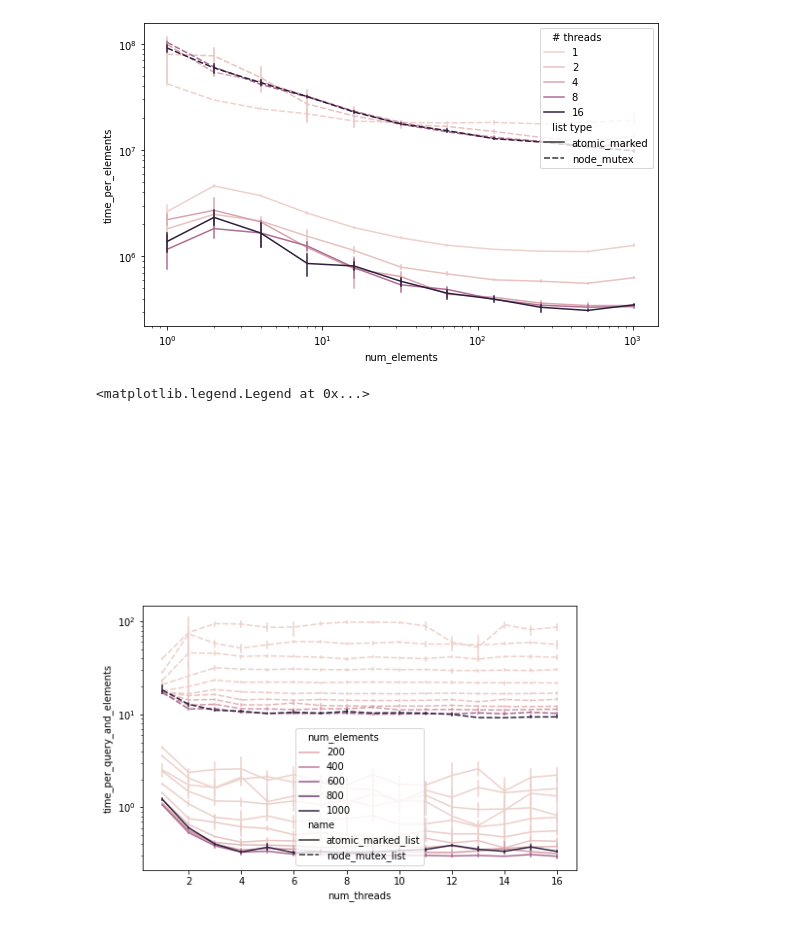
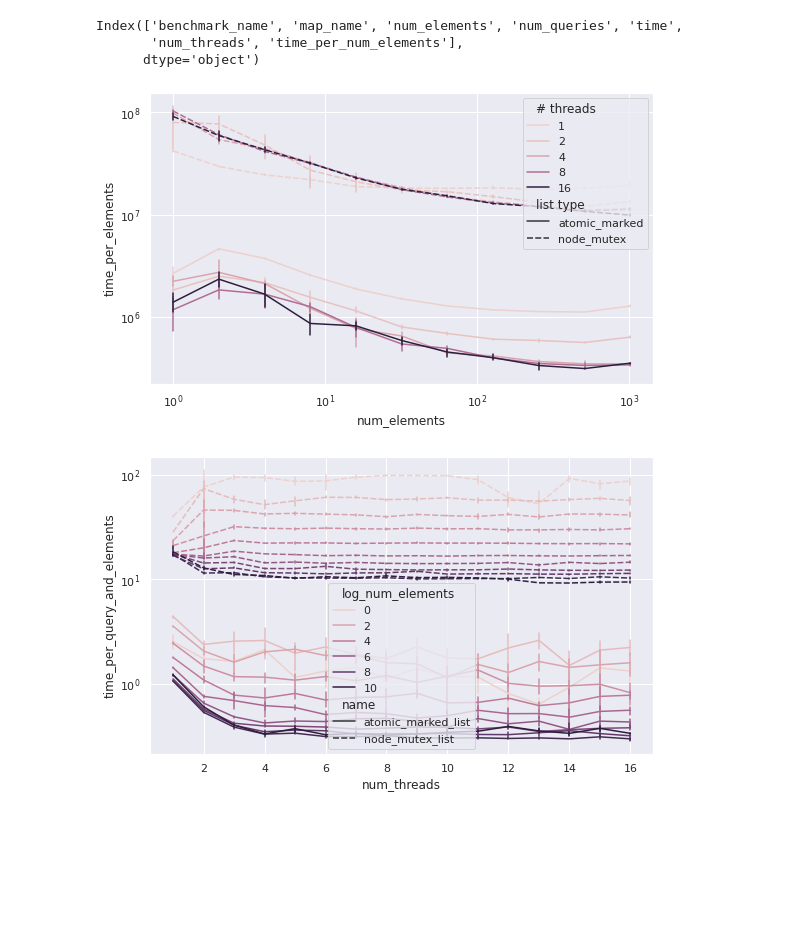
Before and after one commit to jonasspinner/21wt-lab-efficient-parallel-cpp, a Jupyter notebook: exercise5/eval/Untitled.ipynb, the cells around one changed output. Cells and saved outputs as stored; diff of their text form; code cells hidden in the pictures; blank space fills up the shorter version.

```diff
--- a/exercise5/eval/Untitled.ipynb
+++ b/exercise5/eval/Untitled.ipynb
@@ -3,6 +3,9 @@ import numpy as np
 import pandas as pd
 import seaborn as sns
 import matplotlib.pyplot as plt
+from pathlib import Path
+
+sns.set_theme()
 # %%
 a = pd.read_csv("../marked.csv")
 b = pd.read_csv("../node_mutex.csv")
@@ -9,3 +25,9 @@ b = pd.read_csv("../node_mutex.csv")
+# %%
+df.columns
+# %% [output]
+Index(['benchmark_name', 'map_name', 'num_elements', 'num_queries', 'time',
+       'num_threads', 'time_per_num_elements'],
+      dtype='object')
 # %%
 data = pd.concat([a, b], ignore_index=True)
 data["list type"] = data["name"].str.split("_").str[:-1].str.join("_")
@@ -22,11 +44,11 @@ ax.set_xscale("log")
 ax.set_yscale("log")
 fig.tight_layout()
 # %% [output]
-[figure, old version]
+[figure, new version]
 # %%
 fig, ax = plt.subplots(figsize=(8, 5))
-sns.lineplot(data=data, x="num_threads", y="time_per_query_and_elements", hue="num_elements", style="name", err_style="bars")
+sns.lineplot(data=data, x="num_threads", y="time_per_query_and_elements", hue="log_num_elements", style="name", err_style="bars")
 ax.set_yscale("log")
+fig.tight_layout()
 # %% [output]
-<matplotlib.legend.Legend at 0x...>
-[figure, old version]
+[figure, new version]
```
Also changed, not shown: parts of 8 cells of this notebook, 15 other files.
